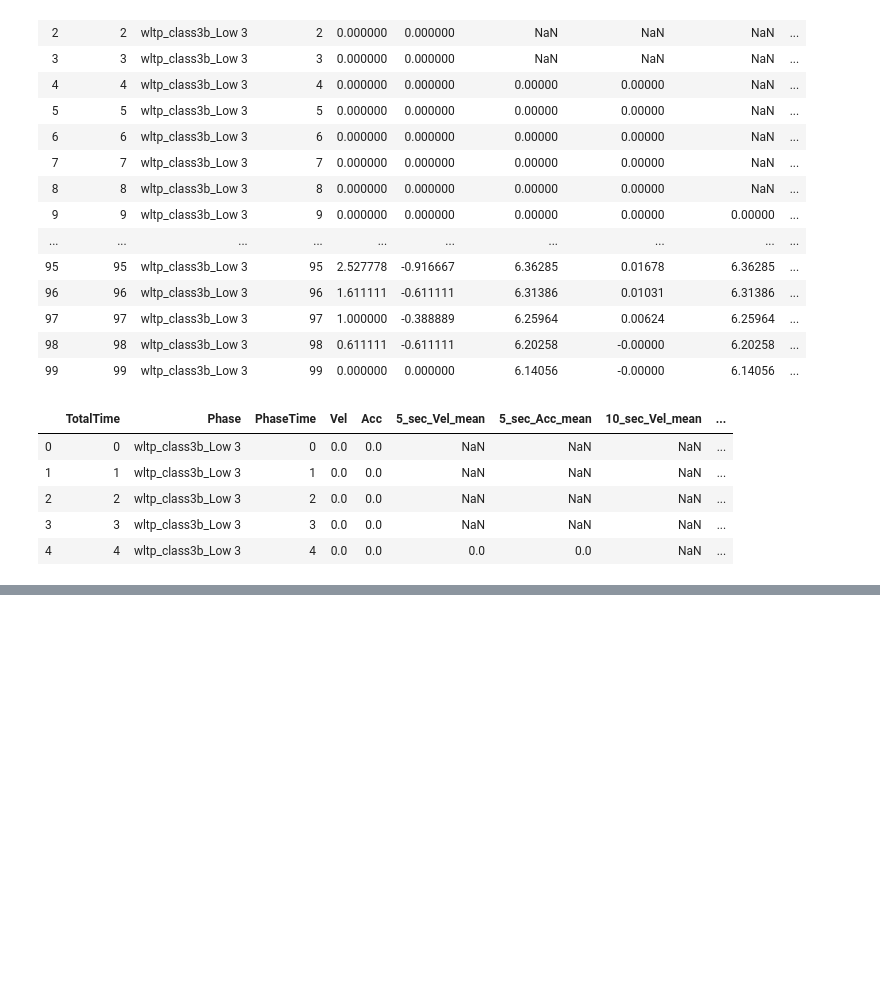
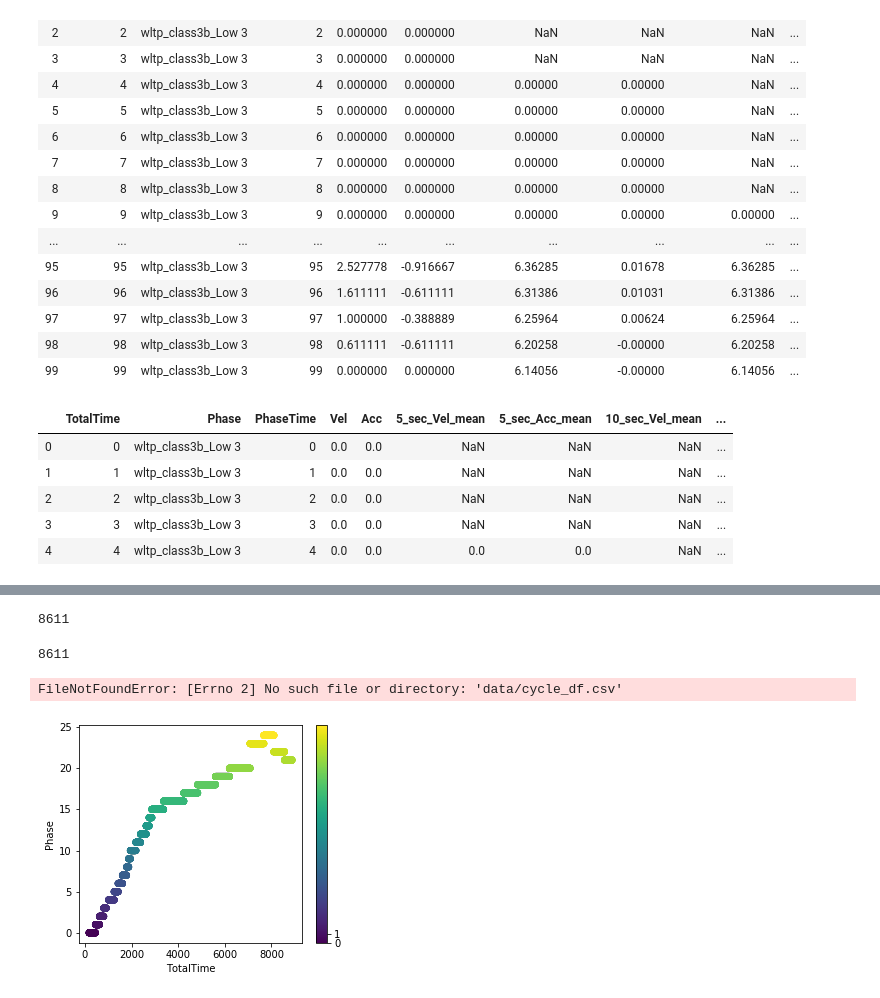
Before and after one commit to eserinanarslan/DrivingCyclePrediction, a Jupyter notebook: notebook/data_preprocess.ipynb, the cells around one changed output, grey strips where cells are left out. Cells and saved outputs as stored; diff of their text form; code cells hidden in the pictures; blank space fills up the shorter version.

```diff
--- a/notebook/barış.ipynb
+++ b/notebook/data_preprocess.ipynb
@@ -515,0 +505,2 @@ wltp_class3b.head()
+# %%
+artemis_motor130.drop(artemis_motor130[artemis_motor130.Phase.str.endswith('Cycle')].index, axis=0, inplace=True)
@@ -515,0 +515,2 @@ wltp_class3b.head()
+# %%
+artemis_road.drop(artemis_road[artemis_road.Phase.str.endswith('Cycle')].index, axis=0, inplace=True)
@@ -515,0 +525,40 @@ wltp_class3b.head()
+# %%
+cycle_df = artemis_motor130.copy()
+
+artemis_road.TotalTime = artemis_road.TotalTime + cycle_df.TotalTime.max()
+cycle_df = cycle_df.append(artemis_road, ignore_index = True)
+
+artemis_urban.TotalTime = artemis_urban.TotalTime + cycle_df.TotalTime.max()
+cycle_df = cycle_df.append(artemis_urban, ignore_index = True)
+
+ftp72.TotalTime = ftp72.TotalTime + cycle_df.TotalTime.max()
+cycle_df = cycle_df.append(ftp72, ignore_index = True)
+
+ftp_us06.TotalTime = ftp_us06.TotalTime + cycle_df.TotalTime.max()
+cycle_df = cycle_df.append(ftp_us06, ignore_index = True)
+
+hwfet.TotalTime = hwfet.TotalTime + cycle_df.TotalTime.max()
+cycle_df = cycle_df.append(hwfet, ignore_index = True)
+
+nycc.TotalTime = nycc.TotalTime + cycle_df.TotalTime.max()
+cycle_df = cycle_df.append(nycc, ignore_index = True)
+
+rts95.TotalTime = rts95.TotalTime + cycle_df.TotalTime.max()
+cycle_df = cycle_df.append(rts95, ignore_index = True)
+
+wltp_class3b.TotalTime = wltp_class3b.TotalTime + cycle_df.TotalTime.max()
+cycle_df = cycle_df.append(wltp_class3b, ignore_index = True)
+# %%
+total_len = artemis_motor130.shape[0] + artemis_road.shape[0] + artemis_urban.shape[0] + ftp72.shape[0] + ftp_us06.shape[0] + hwfet.shape[0] + nycc.shape[0] + rts95.shape[0] + wltp_class3b.shape[0]
+total_len
+# %% [output]
+8611
+# %%
+cycle_df.shape[0]
+# %% [output]
+8611
+# %%
+#Export dataframe as a csv
+cycle_df.to_csv("data/cycle_df.csv", index=0)
+# %% [output]
+FileNotFoundError: [Errno 2] No such file or directory: 'data/cycle_df.csv'
@@ -515,0 +571,16 @@ wltp_class3b.head()
+# %%
+le = preprocessing.LabelEncoder()
+le.fit(cycle_df.Phase.drop_duplicates())
+cycle_df.Phase = le.transform(cycle_df.Phase)
+
+
+x=0;y=1;
+# change x and y values to see scatter plots of different features
+
+plt.figure(figsize=(5, 4))
+plt.scatter(cycle_df.iloc[:, x], cycle_df.iloc[:, y],c=cycle_df.Phase)
+plt.colorbar(ticks=[0, 1])
+plt.xlabel(cycle_df.columns[x]);
+plt.ylabel(cycle_df.columns[y]);
+# %% [output]
+[figure, added]
```
Also changed, not shown: parts of 29 cells of this notebook, 1 other file.
